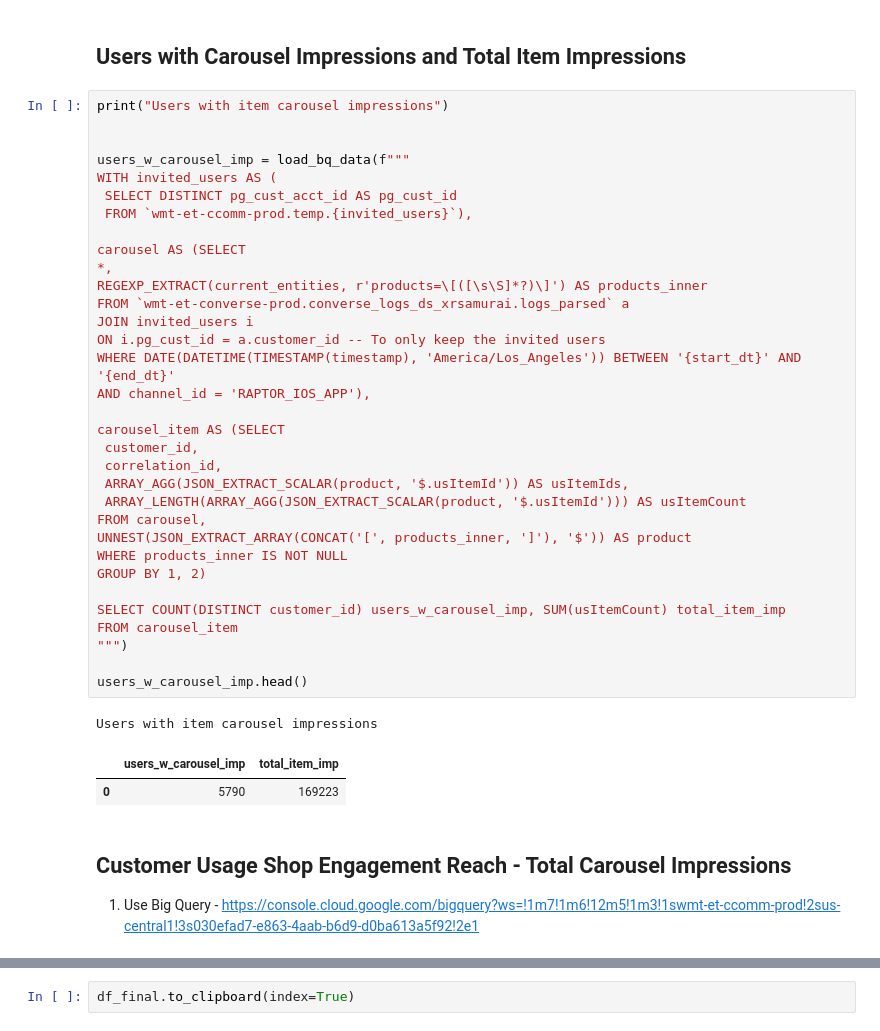
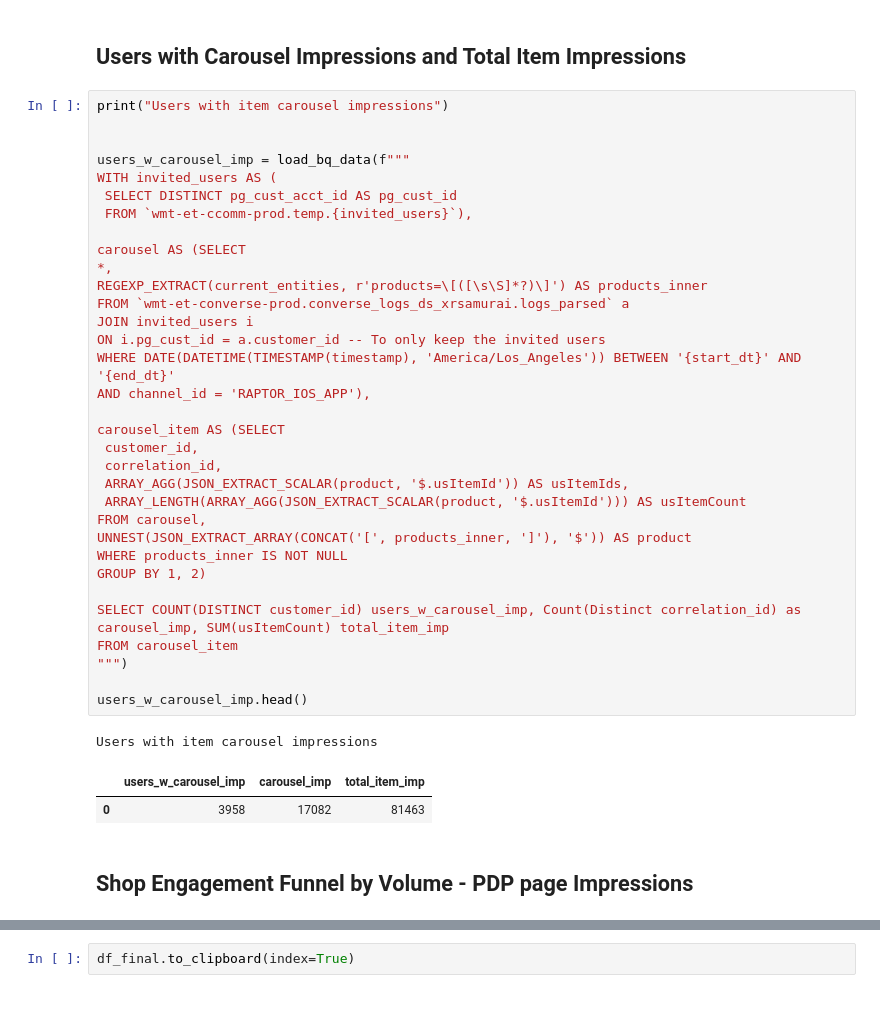
Before and after one commit to kanaktiwari-wal/Raptor-Scorecard-Metric, a Jupyter notebook: raptor_scorecard_metrics.ipynb, the cells around one changed output, grey strips where cells are left out. Saved outputs shown, nothing was run; the diff lists cells and outputs as text; blank space fills up the shorter version.

```diff
--- a/raptor_scorecard_metrics.ipynb
+++ b/raptor_scorecard_metrics.ipynb
@@ -1039,37 +1034,35 @@ print("Users with item carousel impressions")
 users_w_carousel_imp = load_bq_data(f"""
 WITH invited_users AS (
  SELECT DISTINCT pg_cust_acct_id AS pg_cust_id
  FROM `wmt-et-ccomm-prod.temp.{invited_users}`),
 
 carousel AS (SELECT
 *,
 REGEXP_EXTRACT(current_entities, r'products=\[([\s\S]*?)\]') AS products_inner
 FROM `wmt-et-converse-prod.converse_logs_ds_xrsamurai.logs_parsed` a
 JOIN invited_users i
 ON i.pg_cust_id = a.customer_id -- To only keep the invited users
 WHERE DATE(DATETIME(TIMESTAMP(timestamp), 'America/Los_Angeles')) BETWEEN '{start_dt}' AND '{end_dt}'
 AND channel_id = 'RAPTOR_IOS_APP'),
 
 carousel_item AS (SELECT
  customer_id,
  correlation_id,
  ARRAY_AGG(JSON_EXTRACT_SCALAR(product, '$.usItemId')) AS usItemIds,
  ARRAY_LENGTH(ARRAY_AGG(JSON_EXTRACT_SCALAR(product, '$.usItemId'))) AS usItemCount
 FROM carousel,
 UNNEST(JSON_EXTRACT_ARRAY(CONCAT('[', products_inner, ']'), '$')) AS product
 WHERE products_inner IS NOT NULL
 GROUP BY 1, 2)
 
-SELECT COUNT(DISTINCT customer_id) users_w_carousel_imp, SUM(usItemCount) total_item_imp
+SELECT COUNT(DISTINCT customer_id) users_w_carousel_imp, Count(Distinct correlation_id) as carousel_imp, SUM(usItemCount) total_item_imp
 FROM carousel_item
 """)
 
 users_w_carousel_imp.head()
 # %% [output]
 Users with item carousel impressions
-|  | users_w_carousel_imp | total_item_imp |
-| 0 | 5790 | 169223 |
+|  | users_w_carousel_imp | carousel_imp | total_item_imp |
+| 0 | 3958 | 17082 | 81463 |
-# %% [markdown]
-## Customer Usage Shop Engagement Reach - Total Carousel Impressions
-
-1. Use Big Query - https://console.cloud.google.com/bigquery?ws=!1m7!1m6!12m5!1m3!1swmt-et-ccomm-prod!2sus-central1!3s030efad7-e863-4aab-b6d9-d0ba613a5f92!2e1
+# %% [markdown]
+## Shop Engagement Funnel by Volume - PDP page Impressions
```
Also changed, not shown: parts of 37 cells of this notebook.
